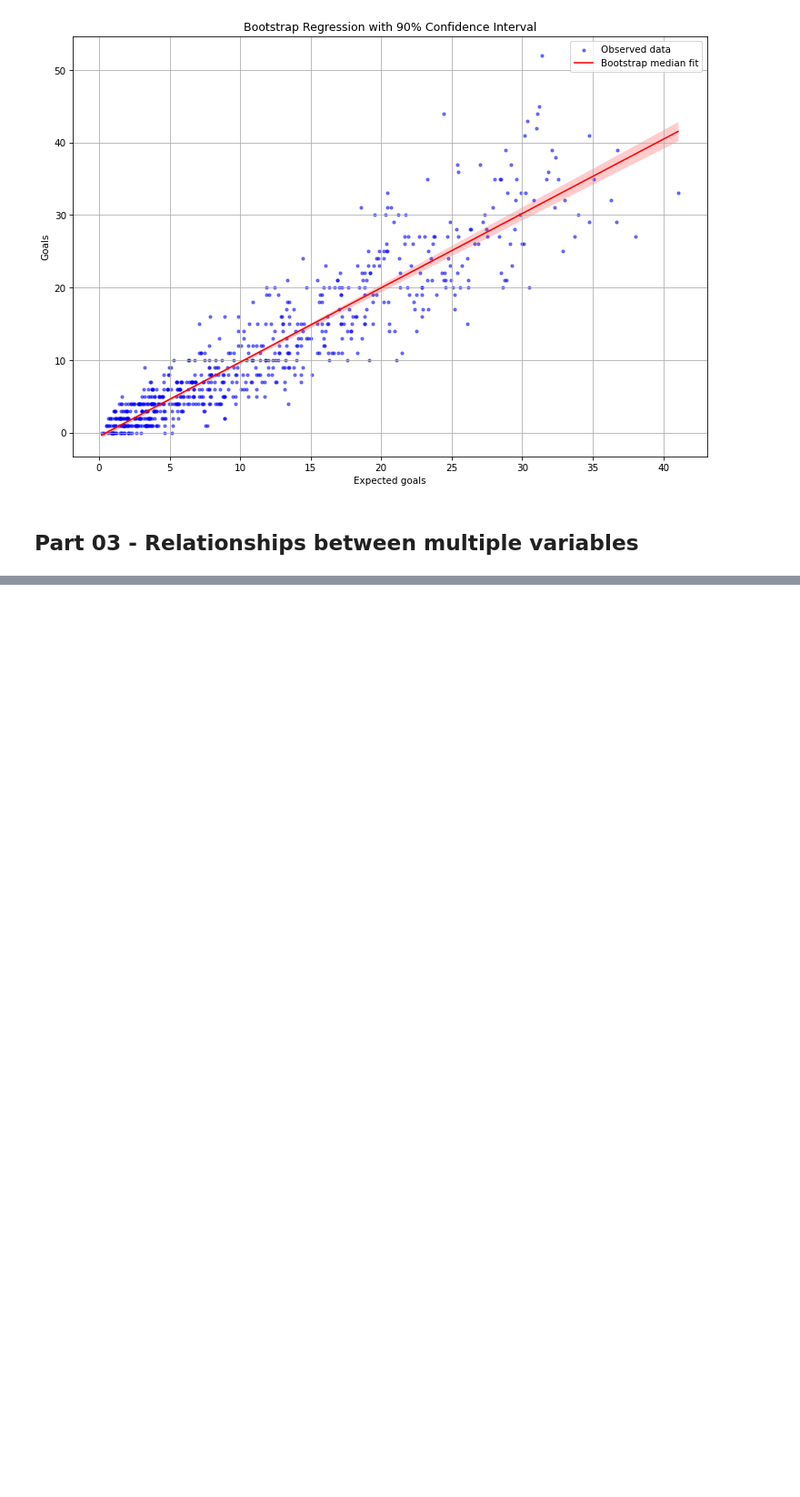
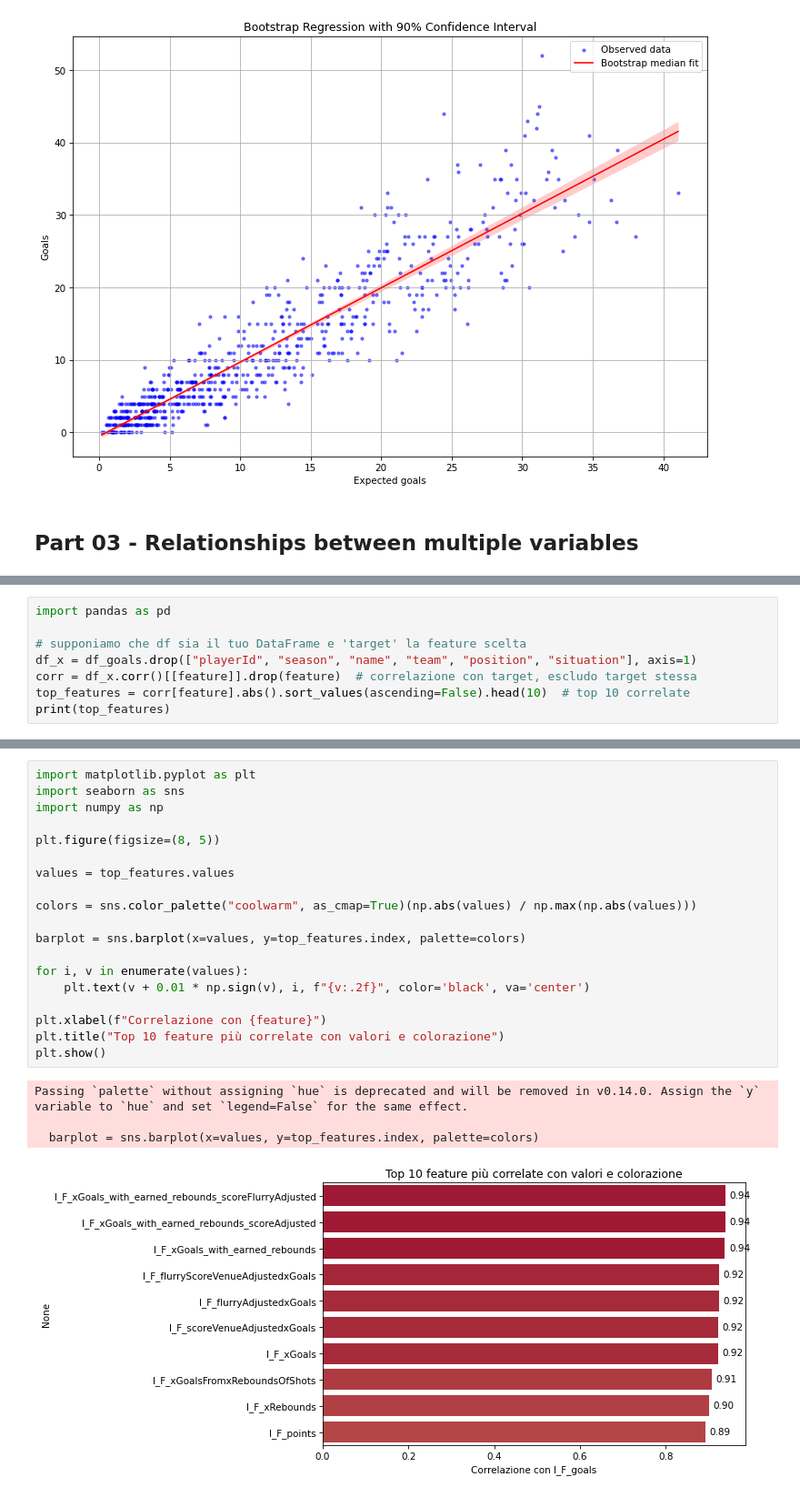
Before and after one commit to thedanicode24/moneypuck-data, a Jupyter notebook: skaters/goals.ipynb, the cells around one changed output, grey strips where cells are left out. Shown at 91% size. Cells and saved outputs as stored; diff of their text form; blank space fills up the shorter version.

```diff
--- a/skaters/goals.ipynb
+++ b/skaters/goals.ipynb
@@ -316,0 +320,8 @@ P-value (I_F_shotsOnGoal): 4.262430800357533e-18
+# %%
+import pandas as pd
+
+# supponiamo che df sia il tuo DataFrame e 'target' la feature scelta
+df_x = df_goals.drop(["playerId", "season", "name", "team", "position", "situation"], axis=1)
+corr = df_x.corr()[[feature]].drop(feature)  # correlazione con target, escludo target stessa
+top_features = corr[feature].abs().sort_values(ascending=False).head(10)  # top 10 correlate
+print(top_features)
@@ -316,0 +340,24 @@ P-value (I_F_shotsOnGoal): 4.262430800357533e-18
+# %%
+import matplotlib.pyplot as plt
+import seaborn as sns
+import numpy as np
+
+plt.figure(figsize=(8, 5))
+
+values = top_features.values
+
+colors = sns.color_palette("coolwarm", as_cmap=True)(np.abs(values) / np.max(np.abs(values)))
+
+barplot = sns.barplot(x=values, y=top_features.index, palette=colors)
+
+for i, v in enumerate(values):
+    plt.text(v + 0.01 * np.sign(v), i, f"{v:.2f}", color='black', va='center')
+
+plt.xlabel(f"Correlazione con {feature}")
+plt.title("Top 10 feature più correlate con valori e colorazione")
+plt.show()
+# %% [output]
+Passing `palette` without assigning `hue` is deprecated and will be removed in v0.14.0. Assign the `y` variable to `hue` and set `legend=False` for the same effect.
+
+  barplot = sns.barplot(x=values, y=top_features.index, palette=colors)
+[figure, added]
```
Also changed, not shown: parts of 7 cells of this notebook, 1 other file.
